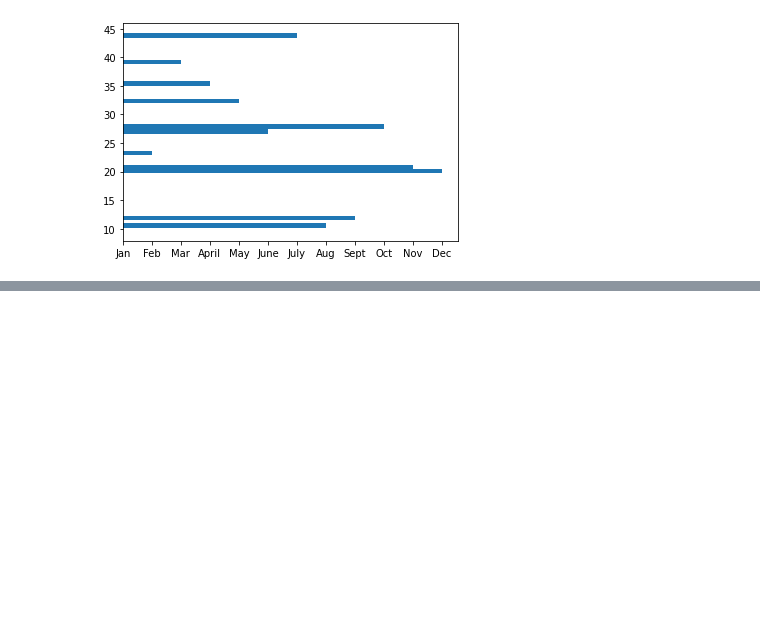
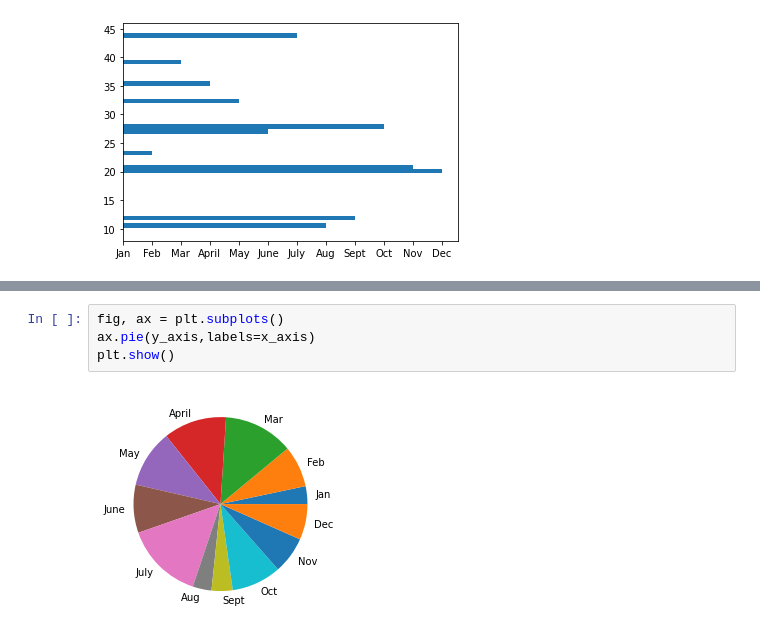
Before and after one commit to apiispanen/PyBer_Analysis, a Jupyter notebook: matplotlib_practice.ipynb, the cells around one changed output, grey strips where cells are left out. Drawn from its saved outputs; the diff is of its cells as text; blank space fills up the shorter version.

```diff
--- a/matplotlib_practice.ipynb
+++ b/matplotlib_practice.ipynb
@@ -155,0 +197,6 @@ ax.barh(y_axis, x_axis)
+# %%
+fig, ax = plt.subplots()
+ax.pie(y_axis,labels=x_axis)
+plt.show()
+# %% [output]
+[figure, added]
```
Also changed, not shown: parts of 4 cells of this notebook, 2 other files.
